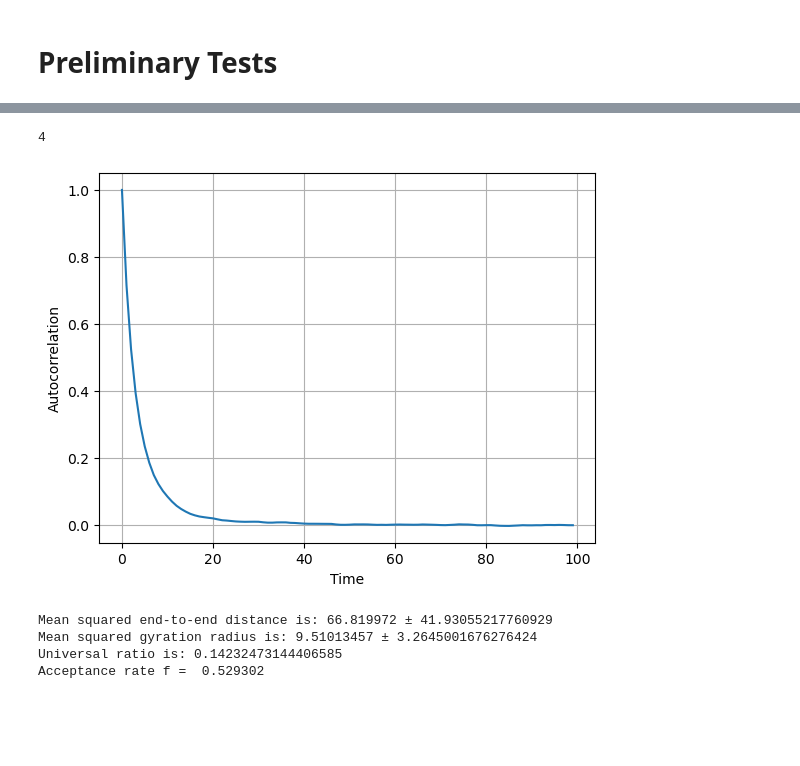
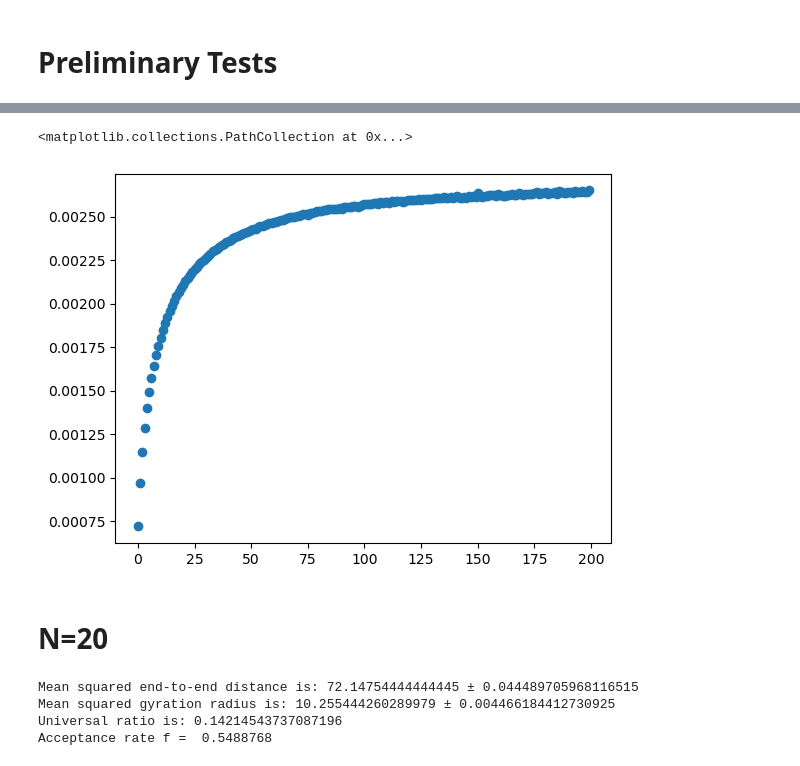
Before and after one commit to mandus24/ComputationalPhysics, a Jupyter notebook: polymer/polymer.ipynb, the cells around one changed output, grey strips where cells are left out. Saved outputs shown, nothing was run; the diff lists cells and outputs as text; code cells hidden in the pictures; blank space fills up the shorter version.

```diff
--- a/polymer/polymer.ipynb
+++ b/polymer/polymer.ipynb
@@ -195,5 +199,16 @@ def integrated_autocorrelation_time(timeseries, mean=None, until=None):
     except:
         # Gamma never hits 0.  So the autocorrelation spans ~ the whole ensemble.
         return steps # at least!
+# %%
+def binning_analyis(data,kmax):
+    M = len(data)
+    error_est = []
+    for k in range(1,kmax+1):
+        M_k = M//k
+        X_k = np.mean(np.reshape(data[:M_k*k],(-1,k)).T,axis=0)
+        #print(len(X_k))
+        error_est.append(np.std(X_k)/np.sqrt(M_k))
+    τ = 0.5*((error_est[-1]/error_est[0])**2-1)
+    return error_est, int(np.ceil(τ))
 # %%
 test = initial_SAW(30)
@@ -236,11 +267,7 @@ Acceptance rate f =  0.556048
-# %%
-autocor = autocorrelation(ω_squared)
-plt.plot(autocor[0:100])
-plt.grid()
-plt.xlabel("Time")
-plt.ylabel("Autocorrelation")
-τ_int = integrated_autocorrelation_time(ω_squared)
-print((int(np.ceil(τ_int))))
-# %% [output]
-4
-[figure, removed]
+# %%
+plt.scatter(range(200),error_S_squared)
+# %% [output]
+<matplotlib.collections.PathCollection at 0x...>
+[figure, added]
+# %% [markdown]
+# N=20
@@ -247,19 +282,19 @@ print((int(np.ceil(τ_int))))
 # %%
-iterations = 10**6
-N=20
-coord = initial_SAW(N)
-ω_squared20, S_squared20,f20 = pivot_run(coord,iterations)
-mean_ω_squared20 = np.mean((ω_squared20))
-mean_S_squared20 = np.mean((S_squared20))
-std_ω_squared20 = np.std((ω_squared20))
-std_S_squared20 = np.std((S_squared20))
-ur20 = mean_S_squared20/mean_ω_squared20
-print(f"Mean squared end-to-end distance is: {mean_ω_squared20} ± {std_ω_squared20}")
-print(f"Mean squared gyration radius is: {mean_S_squared20} ± {std_S_squared20}")
-print(f"Universal ratio is: {ur20}")
-print(f"Acceptance rate f = ",f20)
+error_ω_squared,τ_int_bin_ω_squared  = binning_analyis(ω_squared,200)
+error_S_squared,τ_int_bin_S_squared  = binning_analyis(S_squared,200)
+uncorrelated_ω_squared = ω_squared[::τ_int_bin_ω_squared]
+uncorrelated_S_squared = S_squared[::τ_int_bin_S_squared]
+mean_ω_squared = np.mean(uncorrelated_ω_squared)
+mean_S_squared = np.mean(uncorrelated_S_squared)
+ur = mean_S_squared/mean_ω_squared
+
+
+print(f"Mean squared end-to-end distance is: {mean_ω_squared} ± {error_ω_squared[-1]}")
+print(f"Mean squared gyration radius is: {mean_S_squared} ± {error_S_squared[-1]}")
+print(f"Universal ratio is: {ur}")
+print(f"Acceptance rate f = ",f)
 # %% [output]
-Mean squared end-to-end distance is: 66.819972 ± 41.93055217760929
-Mean squared gyration radius is: 9.51013457 ± 3.2645001676276424
-Universal ratio is: 0.14232473144406585
-Acceptance rate f =  0.529302
+Mean squared end-to-end distance is: 72.14754444444445 ± 0.044489705968116515
+Mean squared gyration radius is: 10.255444260289979 ± 0.004466184412730925
+Universal ratio is: 0.14214543737087196
+Acceptance rate f =  0.5488768
```
Also changed, not shown: parts of 15 cells of this notebook.
